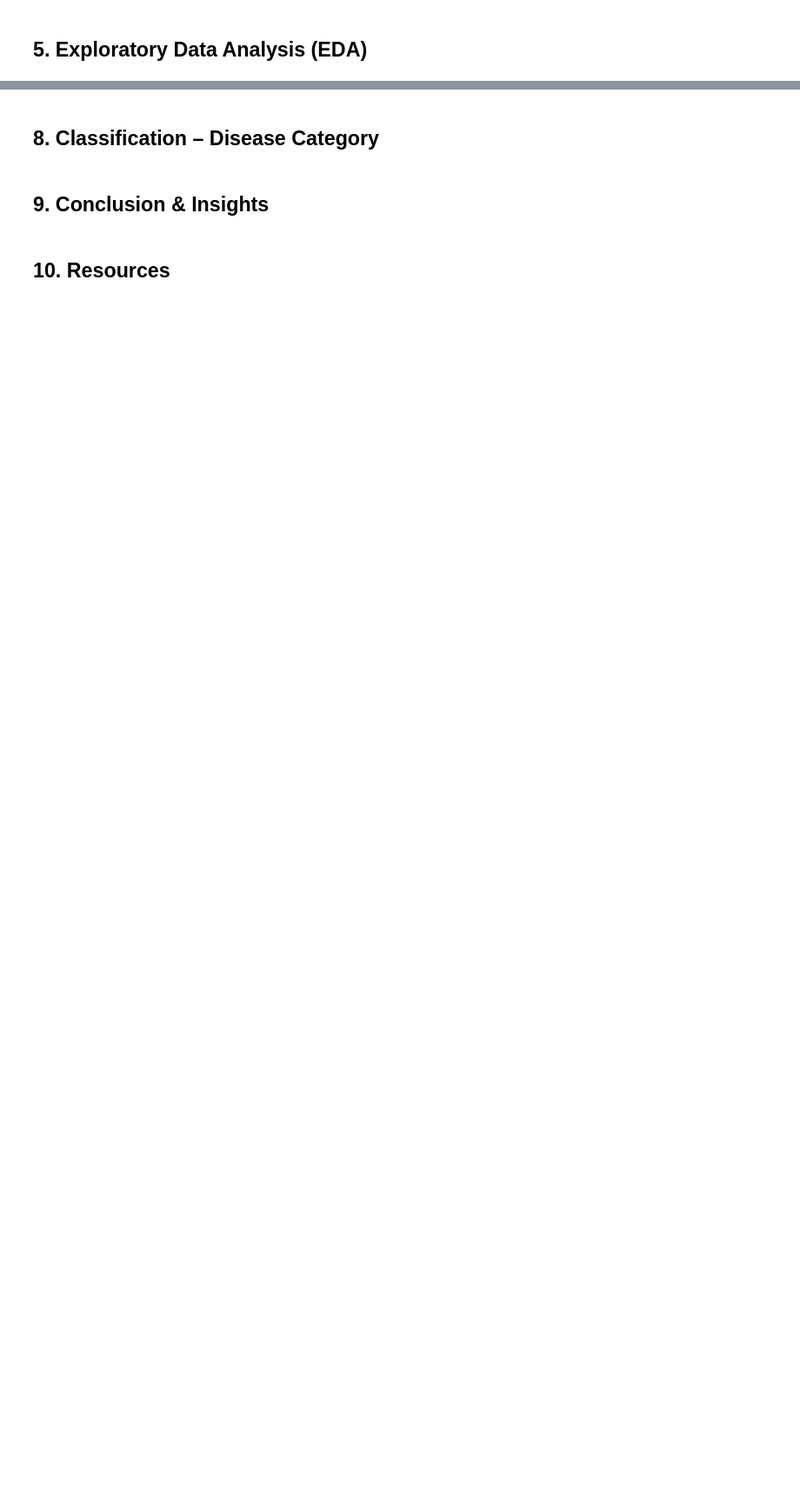
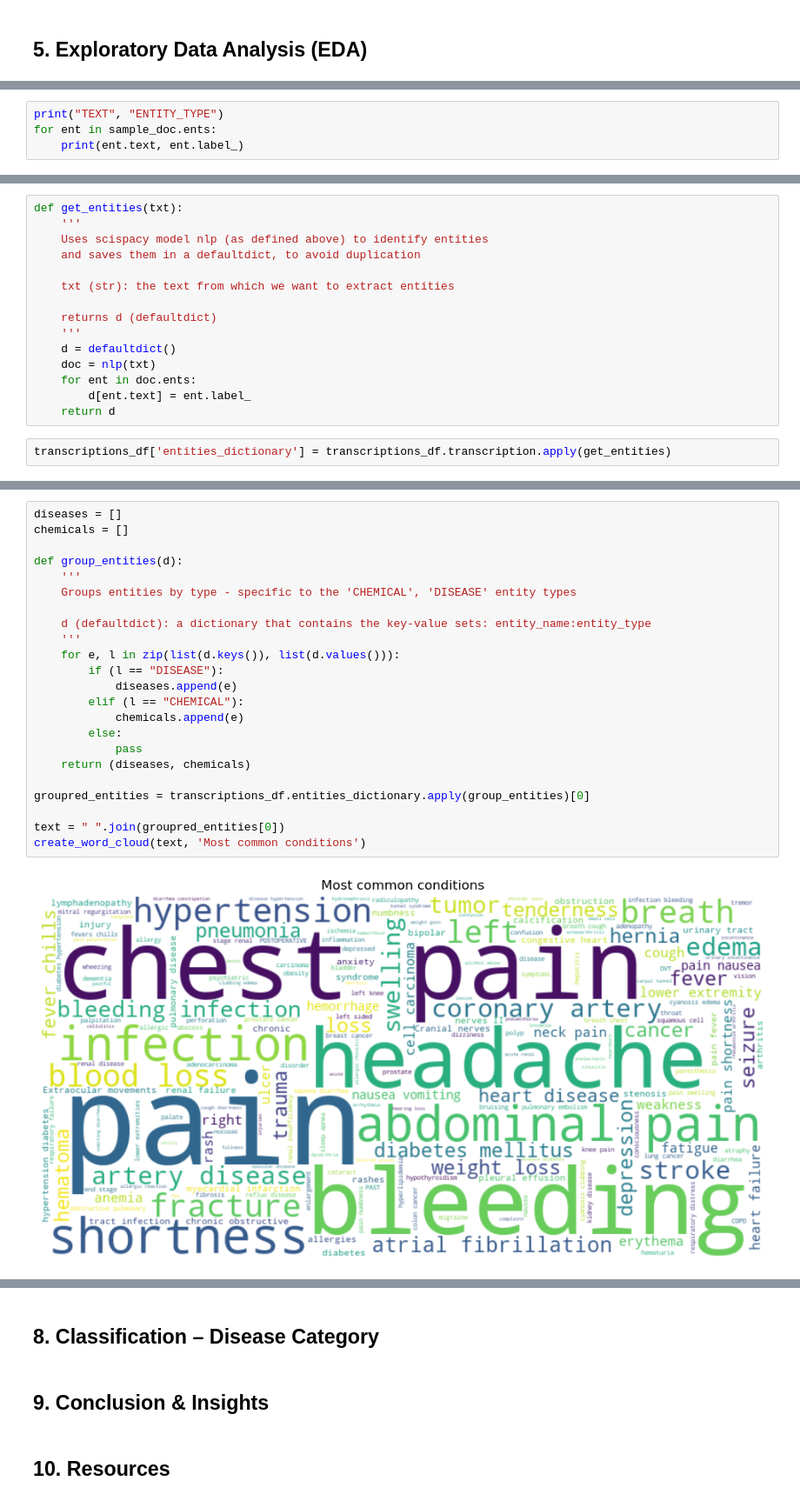
Before and after one commit to mkalimeri/clinical_notes_analysis, a Jupyter notebook: Healthcare_Text_Analysis.ipynb, the cells around one changed output, grey strips where cells are left out. Shown at 87% size. Drawn from its saved outputs; the diff is of its cells as text; blank space fills up the shorter version.

```diff
--- a/Healthcare_Text_Analysis.ipynb
+++ b/Healthcare_Text_Analysis.ipynb
@@ -219,0 +253,4 @@ HISTORY OF PRESENT ILLNESS: , I have seen ABC today. He is a very pleasant gentl
+# %%
+print("TEXT", "ENTITY_TYPE")
+for ent in sample_doc.ents:
+    print(ent.text, ent.label_)
@@ -219,0 +268,17 @@ HISTORY OF PRESENT ILLNESS: , I have seen ABC today. He is a very pleasant gentl
+# %%
+def get_entities(txt):
+    '''
+    Uses scispacy model nlp (as defined above) to identify entities
+    and saves them in a defaultdict, to avoid duplication
+
+    txt (str): the text from which we want to extract entities
+
+    returns d (defaultdict)
+    '''
+    d = defaultdict()
+    doc = nlp(txt)
+    for ent in doc.ents:
+        d[ent.text] = ent.label_
+    return d
+# %%
+transcriptions_df['entities_dictionary'] = transcriptions_df.transcription.apply(get_entities)
@@ -219,0 +296,25 @@ HISTORY OF PRESENT ILLNESS: , I have seen ABC today. He is a very pleasant gentl
+# %%
+diseases = []
+chemicals = []
+
+def group_entities(d):
+    '''
+    Groups entities by type - specific to the 'CHEMICAL', 'DISEASE' entity types
+
+    d (defaultdict): a dictionary that contains the key-value sets: entity_name:entity_type
+    '''
+    for e, l in zip(list(d.keys()), list(d.values())):
+        if (l == "DISEASE"):
+            diseases.append(e)
+        elif (l == "CHEMICAL"):
+            chemicals.append(e)
+        else:
+            pass
+    return (diseases, chemicals)
+
+groupred_entities = transcriptions_df.entities_dictionary.apply(group_entities)[0]
+
+text = " ".join(groupred_entities[0])
+create_word_cloud(text, 'Most common conditions')
+# %% [output]
+[figure, added]
```
Also changed, not shown: parts of 32 cells of this notebook.
